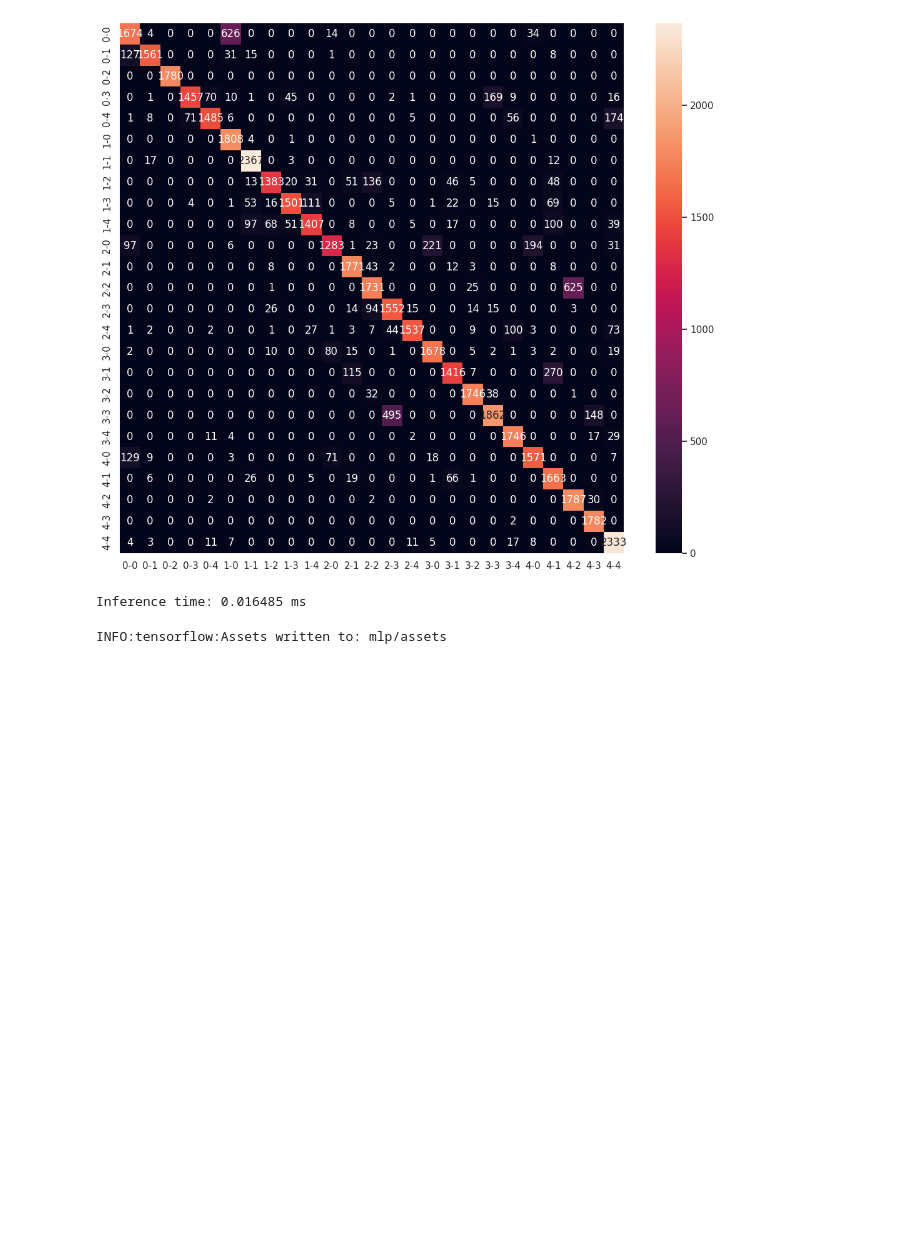
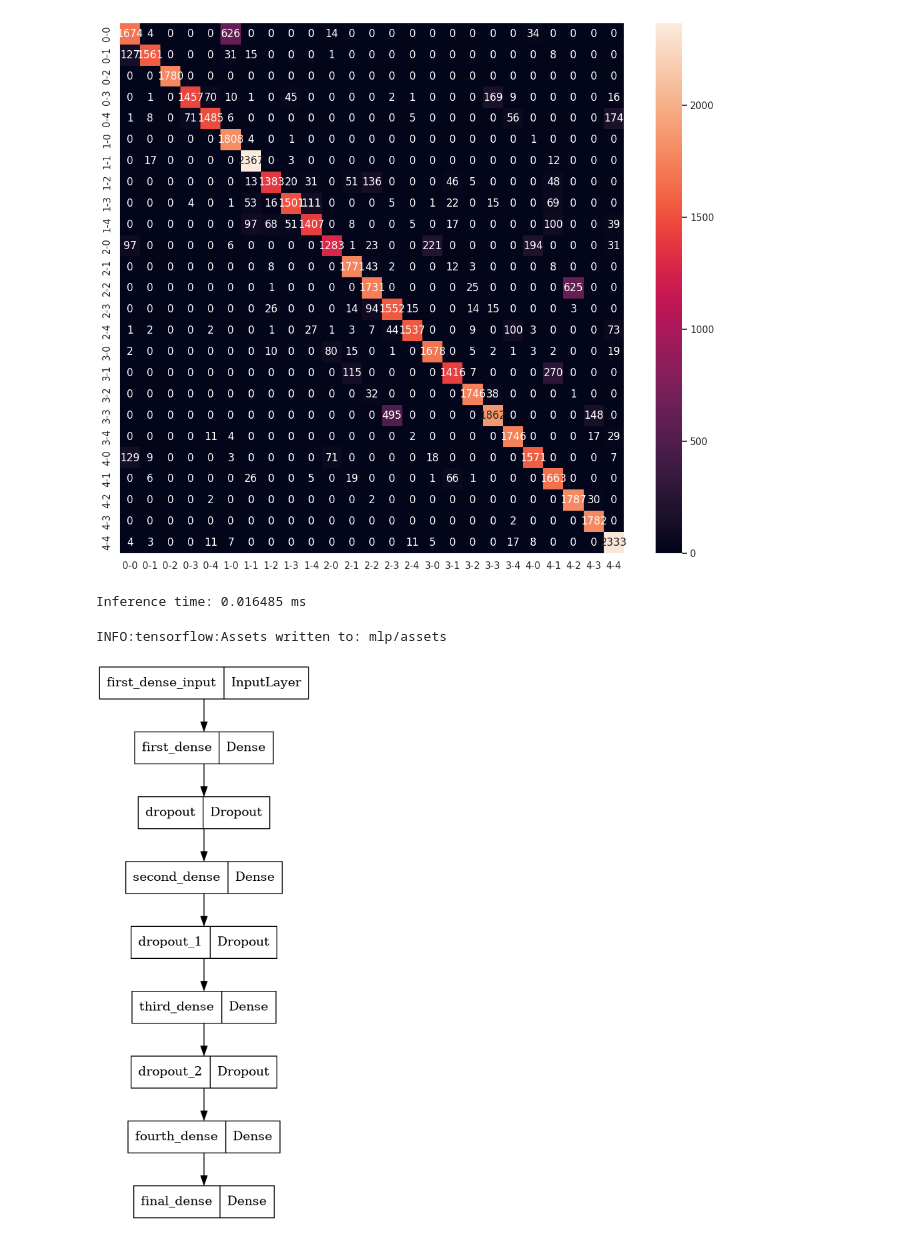
Before and after one commit to rachung2510/oppy, a Jupyter notebook: training/model_MLP.ipynb, the cells around one changed output. Saved outputs shown, nothing was run; the diff lists cells and outputs as text; code cells hidden in the pictures; blank space fills up the shorter version.

```diff
--- a/model_MLP.ipynb
+++ b/training/model_MLP.ipynb
@@ -170,3 +179,7 @@ Inference time: 0.016485 ms
 model.save("mlp")
 # %% [output]
 INFO:tensorflow:Assets written to: mlp/assets
+# %%
+keras.utils.plot_model(model)
+# %% [output]
+[figure, added]
```
Also changed, not shown: parts of 2 cells of this notebook, 49 other files.
